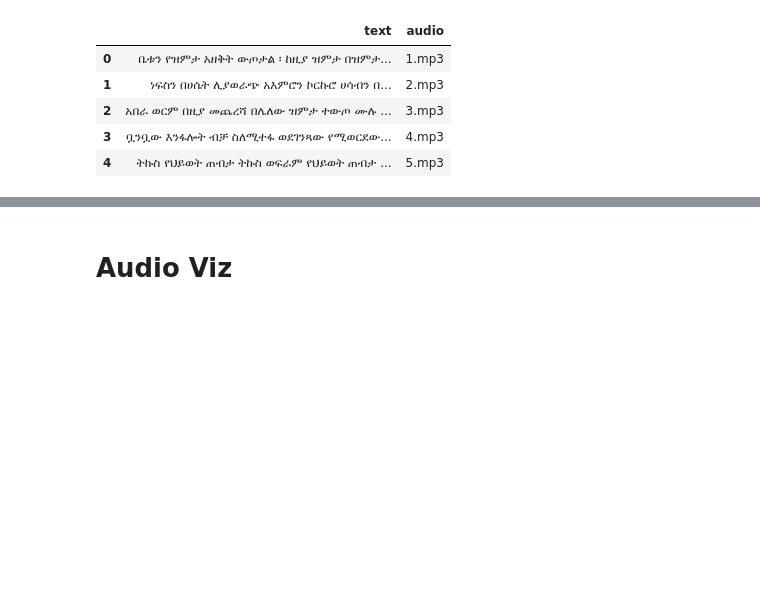
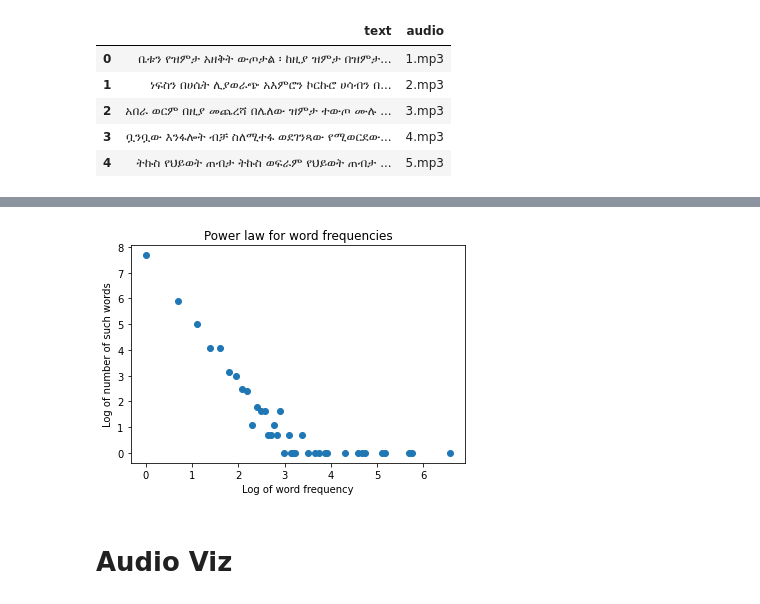
Before and after one commit to iyu-a/AmharicTTSCorpus, a Jupyter notebook: dataViz/AmharicSpeechCorpus_dataviz.ipynb, the cells around one changed output, grey strips where cells are left out. Drawn from its saved outputs; the diff is of its cells as text; code cells hidden in the pictures; blank space fills up the shorter version.

```diff
--- a/dataViz/AmharicSpeechCorpus_dataviz.ipynb
+++ b/dataViz/AmharicSpeechCorpus_dataviz.ipynb
@@ -112,3 +91,22 @@ plt.show()
+# %%
+from collections import Counter
+words = []
+for sent in df['text']:
+  words += sent.split(" ")
+words = Counter(words)
+# %%
+import numpy as np
+import matplotlib.pyplot as plt
+counter_of_counts = Counter(words.values())
+word_counts = np.array(list(counter_of_counts.keys()))
+freq_of_word_counts = np.array(list(counter_of_counts.values()))
+plt.scatter(np.log(word_counts), np.log(freq_of_word_counts))
+plt.xlabel('Log of word frequency')
+plt.ylabel('Log of number of such words')
+plt.title('Power law for word frequencies')
+plt.show();
+# %% [output]
+[figure, added]
 # %% [markdown]
 # Audio Viz
 # %%
```
Also changed, not shown: parts of 28 cells of this notebook, 1 other file.
